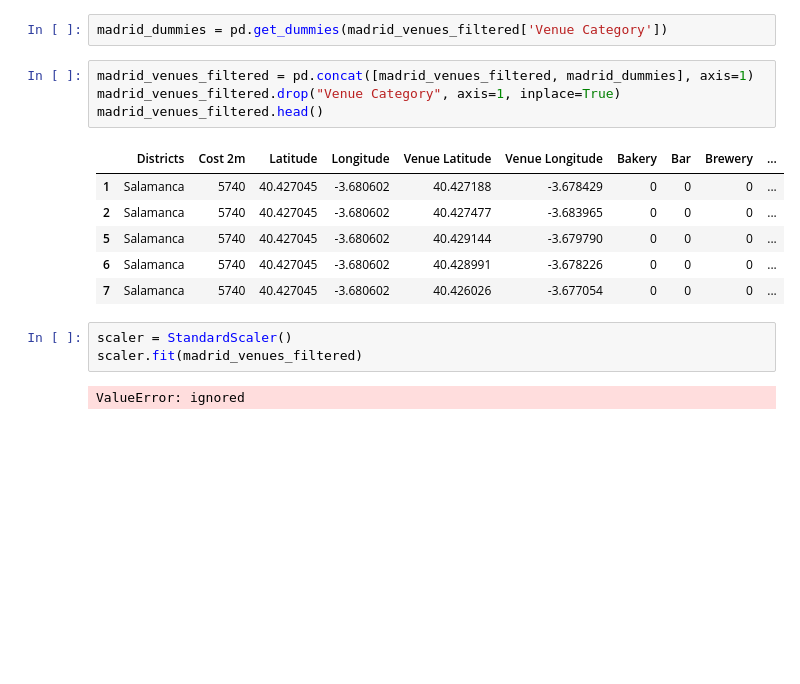
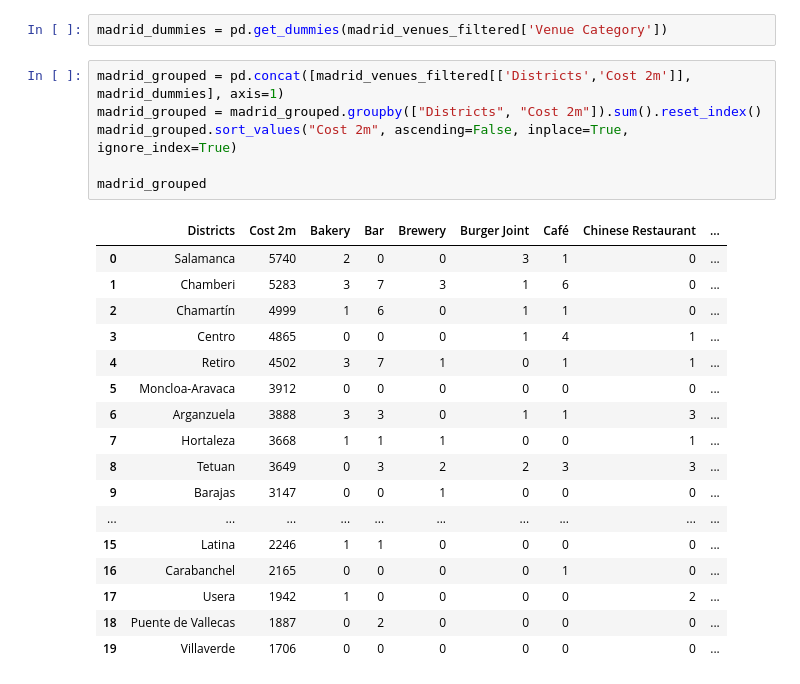
Before and after one commit to Warckor/Coursera_Capstone, a Jupyter notebook: Final_Assignment/House_Sales_Analytics_EN.ipynb, the cells around one changed output. Cells and saved outputs as stored; diff of their text form; blank space fills up the shorter version.

```diff
--- a/Final_Assignment/House_Sales_Analytics_EN.ipynb
+++ b/Final_Assignment/House_Sales_Analytics_EN.ipynb
@@ -256,19 +256,27 @@ madrid_venues_filtered.plot(kind='scatter', x="Districts", y="Venue Category",
 Con esta gráfica podemos visualizar los distintos tipos de negocio que existen en cada distrito, de modo que nos permite valorar donde podemos empezar un nuevo negocio dentro de los 25 más populares donde no existen o cuales son los negocios más populares entre los distintos barrios.
 # %%
 madrid_dummies = pd.get_dummies(madrid_venues_filtered['Venue Category'])
-# %%
-madrid_venues_filtered = pd.concat([madrid_venues_filtered, madrid_dummies], axis=1)
-madrid_venues_filtered.drop("Venue Category", axis=1, inplace=True)
-madrid_venues_filtered.head()
-# %% [output]
-|  | Districts | Cost 2m | Latitude | Longitude | Venue Latitude | Venue Longitude | Bakery | Bar | Brewery | ... |
-| 1 | Salamanca | 5740 | 40.427045 | -3.680602 | 40.427188 | -3.678429 | 0 | 0 | 0 | ... |
-| 2 | Salamanca | 5740 | 40.427045 | -3.680602 | 40.427477 | -3.683965 | 0 | 0 | 0 | ... |
-| 5 | Salamanca | 5740 | 40.427045 | -3.680602 | 40.429144 | -3.679790 | 0 | 0 | 0 | ... |
-| 6 | Salamanca | 5740 | 40.427045 | -3.680602 | 40.428991 | -3.678226 | 0 | 0 | 0 | ... |
-| 7 | Salamanca | 5740 | 40.427045 | -3.680602 | 40.426026 | -3.677054 | 0 | 0 | 0 | ... |
-# %%
-scaler = StandardScaler()
-scaler.fit(madrid_venues_filtered)
-# %% [output]
-ValueError: ignored
+# %%
+madrid_grouped = pd.concat([madrid_venues_filtered[['Districts','Cost 2m']], madrid_dummies], axis=1)
+madrid_grouped = madrid_grouped.groupby(["Districts", "Cost 2m"]).sum().reset_index()
+madrid_grouped.sort_values("Cost 2m", ascending=False, inplace=True, ignore_index=True)
+
+madrid_grouped
+# %% [output]
+|  | Districts | Cost 2m | Bakery | Bar | Brewery | Burger Joint | Café | Chinese Restaurant | ... |
+| 0 | Salamanca | 5740 | 2 | 0 | 0 | 3 | 1 | 0 | ... |
+| 1 | Chamberi | 5283 | 3 | 7 | 3 | 1 | 6 | 0 | ... |
+| 2 | Chamartín | 4999 | 1 | 6 | 0 | 1 | 1 | 0 | ... |
+| 3 | Centro | 4865 | 0 | 0 | 0 | 1 | 4 | 1 | ... |
+| 4 | Retiro | 4502 | 3 | 7 | 1 | 0 | 1 | 1 | ... |
+| 5 | Moncloa-Aravaca | 3912 | 0 | 0 | 0 | 0 | 0 | 0 | ... |
+| 6 | Arganzuela | 3888 | 3 | 3 | 0 | 1 | 1 | 3 | ... |
+| 7 | Hortaleza | 3668 | 1 | 1 | 1 | 0 | 0 | 1 | ... |
+| 8 | Tetuan | 3649 | 0 | 3 | 2 | 2 | 3 | 3 | ... |
+| 9 | Barajas | 3147 | 0 | 0 | 1 | 0 | 0 | 0 | ... |
+| ... | ... | ... | ... | ... | ... | ... | ... | ... | ... |
+| 15 | Latina | 2246 | 1 | 1 | 0 | 0 | 0 | 0 | ... |
+| 16 | Carabanchel | 2165 | 0 | 0 | 0 | 0 | 1 | 0 | ... |
+| 17 | Usera | 1942 | 1 | 0 | 0 | 0 | 0 | 2 | ... |
+| 18 | Puente de Vallecas | 1887 | 0 | 2 | 0 | 0 | 0 | 0 | ... |
+| 19 | Villaverde | 1706 | 0 | 0 | 0 | 0 | 0 | 0 | ... |
```
Also changed, not shown: parts of 9 cells of this notebook.
